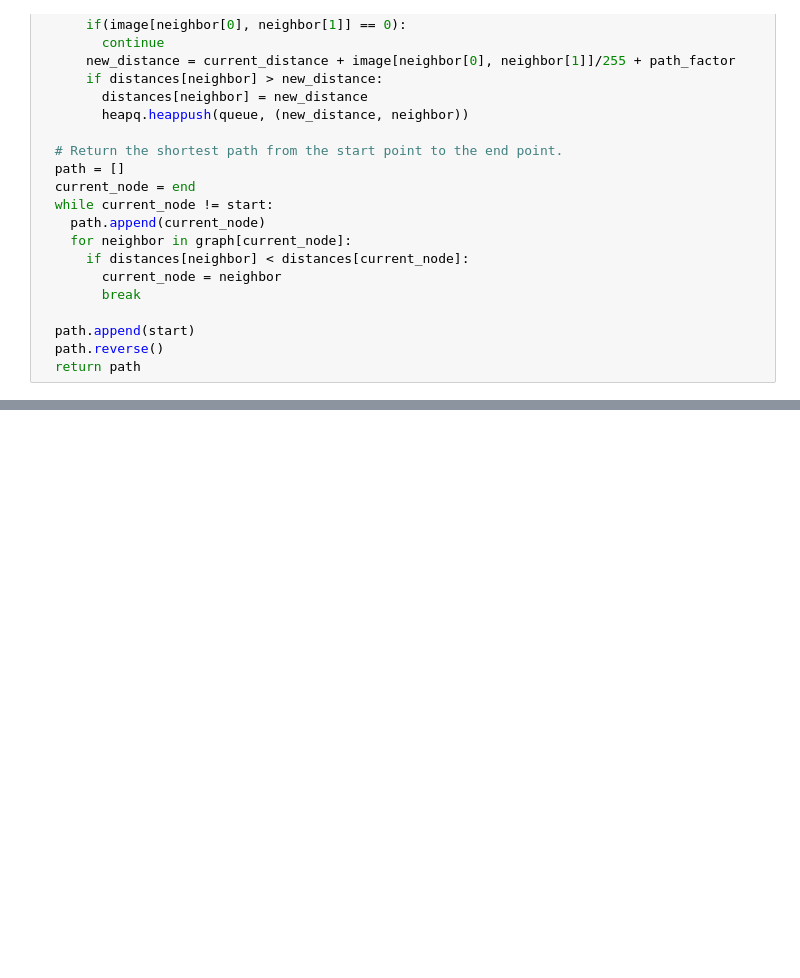
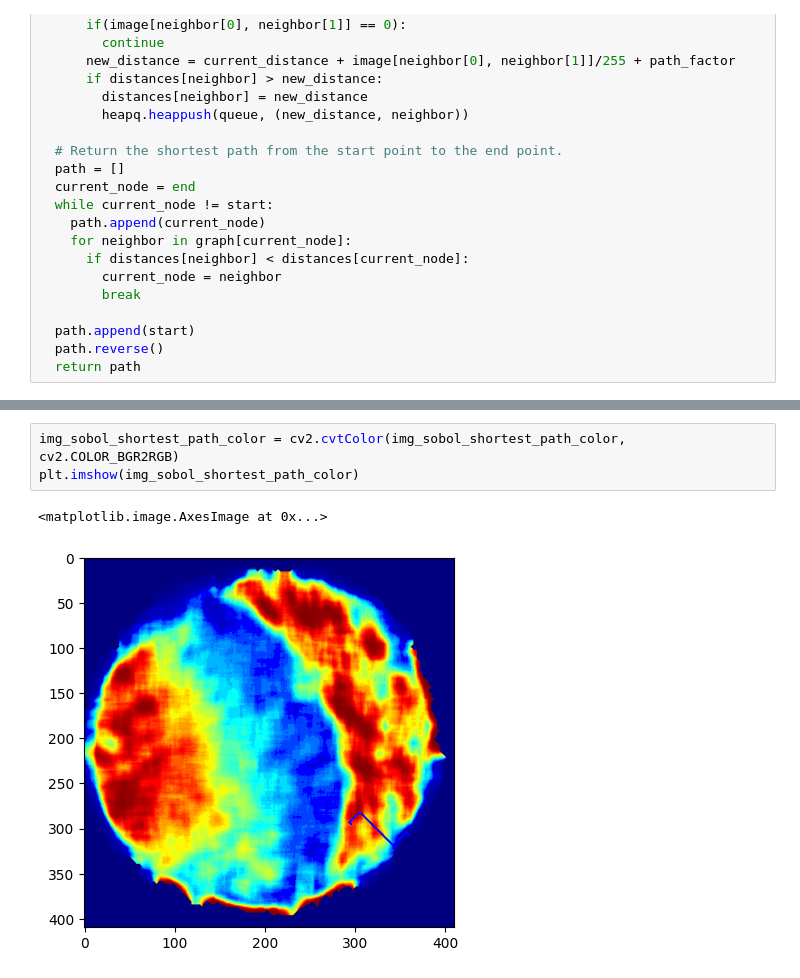
Before and after one commit to Jon400/Titanium_Find_Contour_U-Net, a Jupyter notebook: cropping_external_contours.ipynb, the cells around one changed output, grey strips where cells are left out. Cells and saved outputs as stored; diff of their text form; blank space fills up the shorter version.

```diff
--- a/cropping_external_contours.ipynb
+++ b/cropping_external_contours.ipynb
@@ -336,0 +349,6 @@ plt.imshow(img_sobel_shortest_path_gray1, cmap='gray')
+# %%
+img_sobol_shortest_path_color = cv2.cvtColor(img_sobol_shortest_path_color, cv2.COLOR_BGR2RGB)
+plt.imshow(img_sobol_shortest_path_color)
+# %% [output]
+<matplotlib.image.AxesImage at 0x...>
+[figure, added]
```
Also changed, not shown: parts of 8 cells of this notebook.
